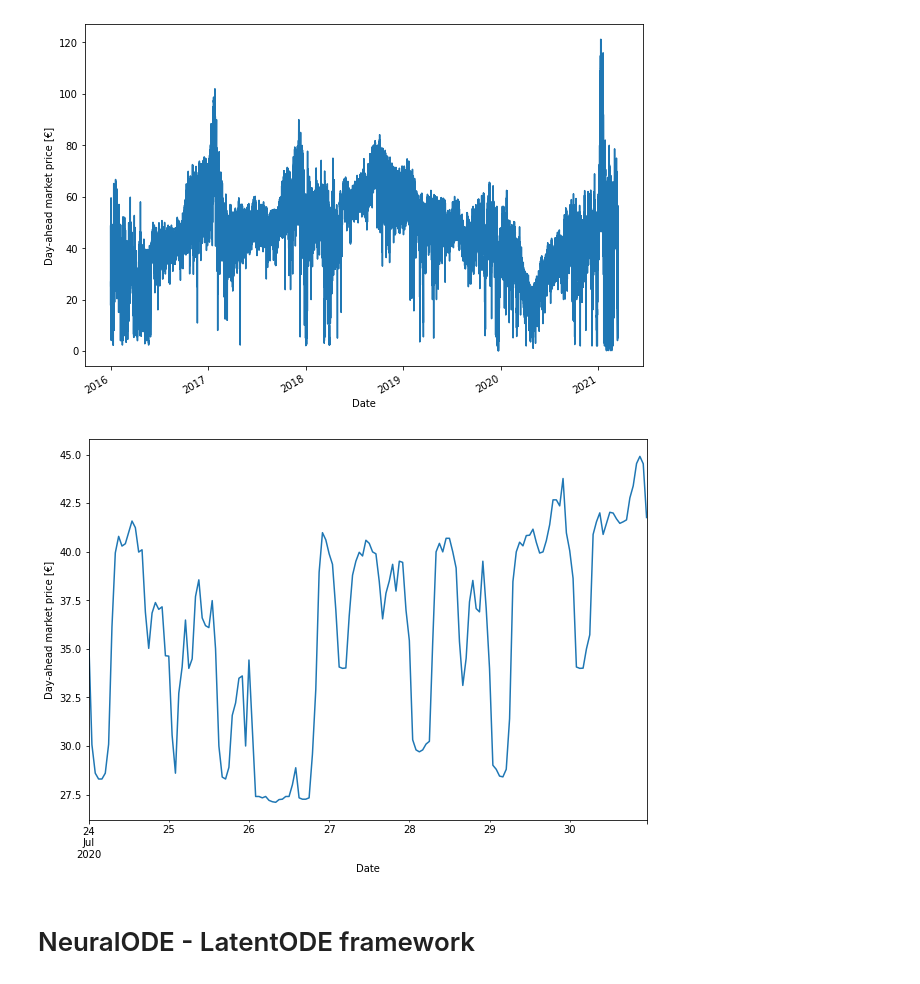
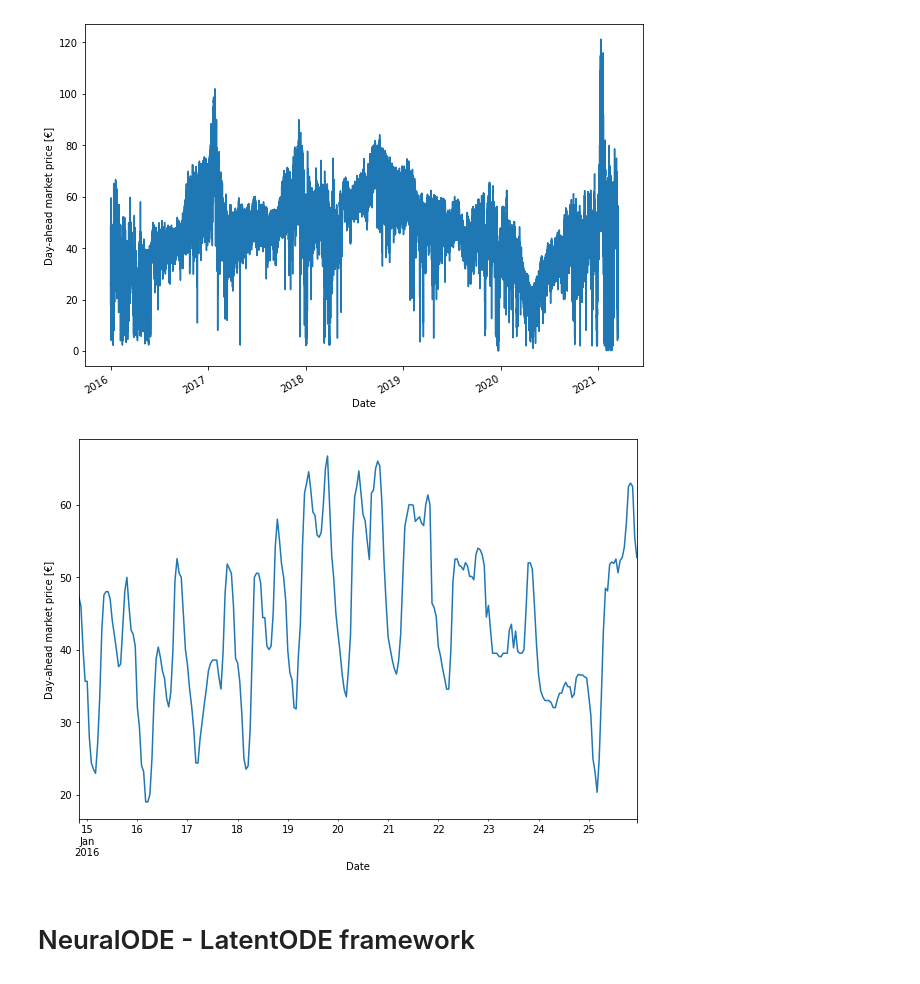
Before and after one commit to NonoMalpi/electricity, a Jupyter notebook: notebooks/neuralODE.ipynb, the cells around one changed output. Saved outputs shown, nothing was run; the diff lists cells and outputs as text; code cells hidden in the pictures.

```diff
--- a/notebooks/neuralODE.ipynb
+++ b/notebooks/neuralODE.ipynb
@@ -45,12 +46,12 @@ plt.show()
 [figure]
 # %%
 fig, ax = plt.subplots(figsize=(10, 7))
-df[["price"]].loc["2020-07-24":"2020-07-30"].plot(ax=ax, legend=False)
+df[["price"]].loc["2016-01-14 20:00:00":"2016-01-25"].plot(ax=ax, legend=False)
 ax.set_xlabel("Date")
 ax.set_ylabel("Day-ahead market price [€]")
 plt.show()
 # %% [output]
-[figure, old version]
+[figure, new version]
 # %% [markdown]
 # NeuralODE - LatentODE framework
 # %%
```
Also changed, not shown: parts of 16 cells of this notebook, 2 other files.
